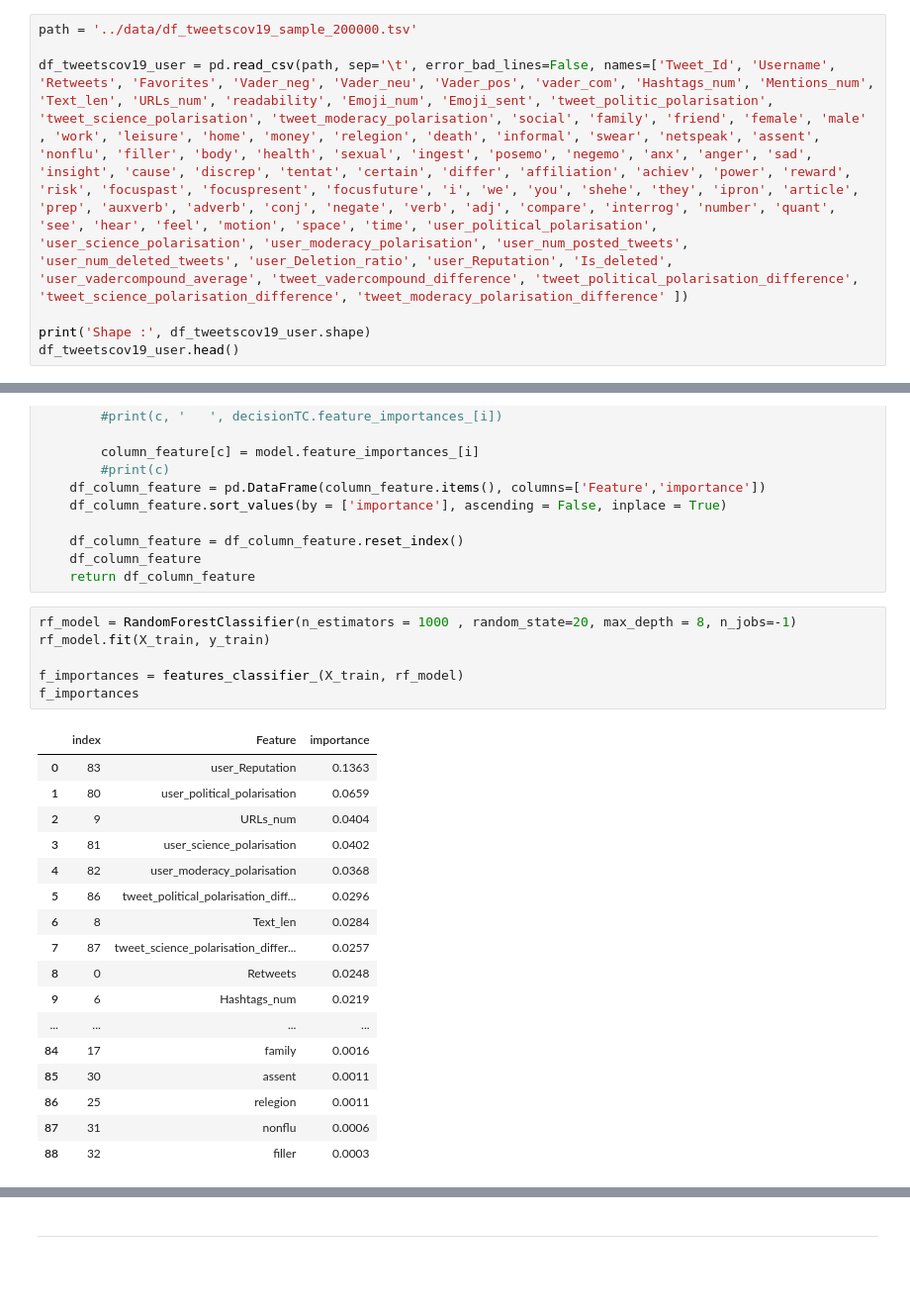
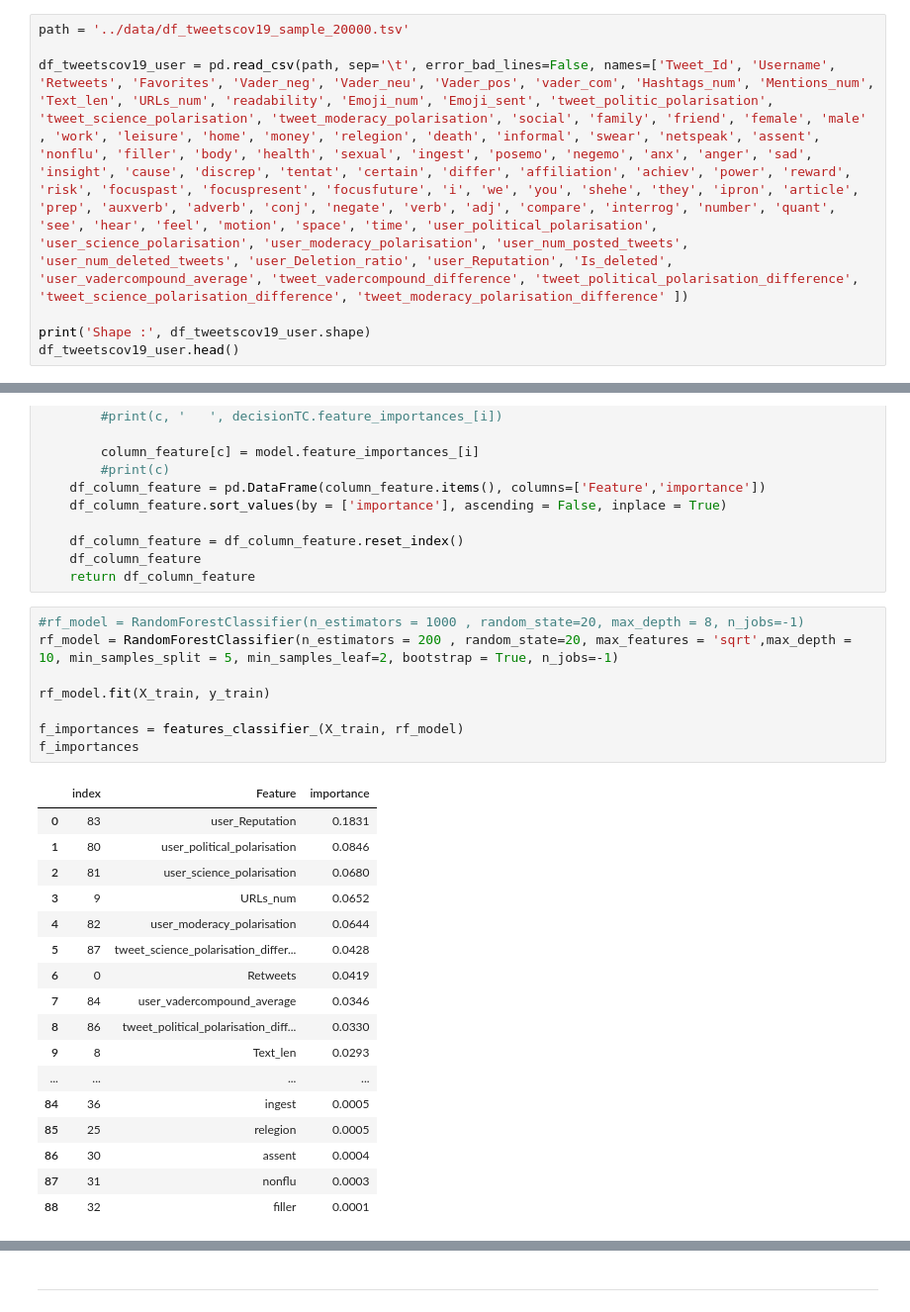
Before and after one commit to MoSamani/Deleted-Tweets, a Jupyter notebook: classifiers/RandomForest_Classifier.ipynb, the cells around one changed output, grey strips where cells are left out. Shown at 99% size. Saved outputs shown, nothing was run; the diff lists cells and outputs as text; blank space fills up the shorter version.

Commit message:
Tuend parameter für die Classifier

```diff
--- a/classifiers/RandomForest_Classifier.ipynb
+++ b/classifiers/RandomForest_Classifier.ipynb
@@ -51,7 +52,7 @@ from sklearn.metrics import f1_score
 ## TweetsCov19
 ### (Tweet content + user features)
 # %%
-path = '../data/df_tweetscov19_sample_200000.tsv'
+path = '../data/df_tweetscov19_sample_20000.tsv'
 
 df_tweetscov19_user = pd.read_csv(path, sep='\t', error_bad_lines=False, names=['Tweet_Id', 'Username', 'Retweets', 'Favorites', 'Vader_neg', 'Vader_neu', 'Vader_pos', 'vader_com', 'Hashtags_num', 'Mentions_num', 'Text_len', 'URLs_num', 'readability', 'Emoji_num', 'Emoji_sent', 'tweet_politic_polarisation', 'tweet_science_polarisation', 'tweet_moderacy_polarisation', 'social', 'family', 'friend', 'female', 'male' , 'work', 'leisure', 'home', 'money', 'relegion', 'death', 'informal', 'swear', 'netspeak', 'assent', 'nonflu', 'filler', 'body', 'health', 'sexual', 'ingest', 'posemo', 'negemo', 'anx', 'anger', 'sad', 'insight', 'cause', 'discrep', 'tentat', 'certain', 'differ', 'affiliation', 'achiev', 'power', 'reward', 'risk', 'focuspast', 'focuspresent', 'focusfuture', 'i', 'we', 'you', 'shehe', 'they', 'ipron', 'article', 'prep', 'auxverb', 'adverb', 'conj', 'negate', 'verb', 'adj', 'compare', 'interrog', 'number', 'quant', 'see', 'hear', 'feel', 'motion', 'space', 'time', 'user_political_polarisation', 'user_science_polarisation', 'user_moderacy_polarisation', 'user_num_posted_tweets', 'user_num_deleted_tweets', 'user_Deletion_ratio', 'user_Reputation', 'Is_deleted', 'user_vadercompound_average', 'tweet_vadercompound_difference', 'tweet_political_polarisation_difference', 'tweet_science_polarisation_difference', 'tweet_moderacy_polarisation_difference' ])
 
@@ -232,27 +233,29 @@ def features_classifier_(df, model):
     df_column_feature
     return df_column_feature
 # %%
-rf_model = RandomForestClassifier(n_estimators = 1000 , random_state=20, max_depth = 8, n_jobs=-1)
+#rf_model = RandomForestClassifier(n_estimators = 1000 , random_state=20, max_depth = 8, n_jobs=-1)
+rf_model = RandomForestClassifier(n_estimators = 200 , random_state=20, max_features = 'sqrt',max_depth = 10, min_samples_split = 5, min_samples_leaf=2, bootstrap = True, n_jobs=-1)
+
 rf_model.fit(X_train, y_train)
 
 f_importances = features_classifier_(X_train, rf_model)
 f_importances
 # %% [output]
 |  | index | Feature | importance |
-| 0 | 83 | user_Reputation | 0.1363 |
-| 1 | 80 | user_political_polarisation | 0.0659 |
-| 2 | 9 | URLs_num | 0.0404 |
-| 3 | 81 | user_science_polarisation | 0.0402 |
-| 4 | 82 | user_moderacy_polarisation | 0.0368 |
-| 5 | 86 | tweet_political_polarisation_diff... | 0.0296 |
-| 6 | 8 | Text_len | 0.0284 |
-| 7 | 87 | tweet_science_polarisation_differ... | 0.0257 |
-| 8 | 0 | Retweets | 0.0248 |
-| 9 | 6 | Hashtags_num | 0.0219 |
+| 0 | 83 | user_Reputation | 0.1831 |
+| 1 | 80 | user_political_polarisation | 0.0846 |
+| 2 | 81 | user_science_polarisation | 0.0680 |
+| 3 | 9 | URLs_num | 0.0652 |
+| 4 | 82 | user_moderacy_polarisation | 0.0644 |
+| 5 | 87 | tweet_science_polarisation_differ... | 0.0428 |
+| 6 | 0 | Retweets | 0.0419 |
+| 7 | 84 | user_vadercompound_average | 0.0346 |
+| 8 | 86 | tweet_political_polarisation_diff... | 0.0330 |
+| 9 | 8 | Text_len | 0.0293 |
 | ... | ... | ... | ... |
-| 84 | 17 | family | 0.0016 |
-| 85 | 30 | assent | 0.0011 |
-| 86 | 25 | relegion | 0.0011 |
-| 87 | 31 | nonflu | 0.0006 |
-| 88 | 32 | filler | 0.0003 |
+| 84 | 36 | ingest | 0.0005 |
+| 85 | 25 | relegion | 0.0005 |
+| 86 | 30 | assent | 0.0004 |
+| 87 | 31 | nonflu | 0.0003 |
+| 88 | 32 | filler | 0.0001 |
 # %%
```
Also changed, not shown: parts of 39 cells of this notebook, 1 other file.
